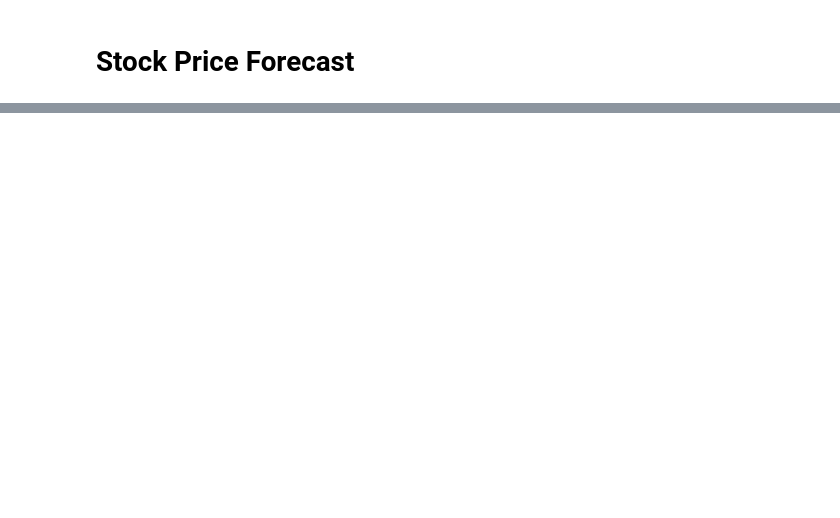
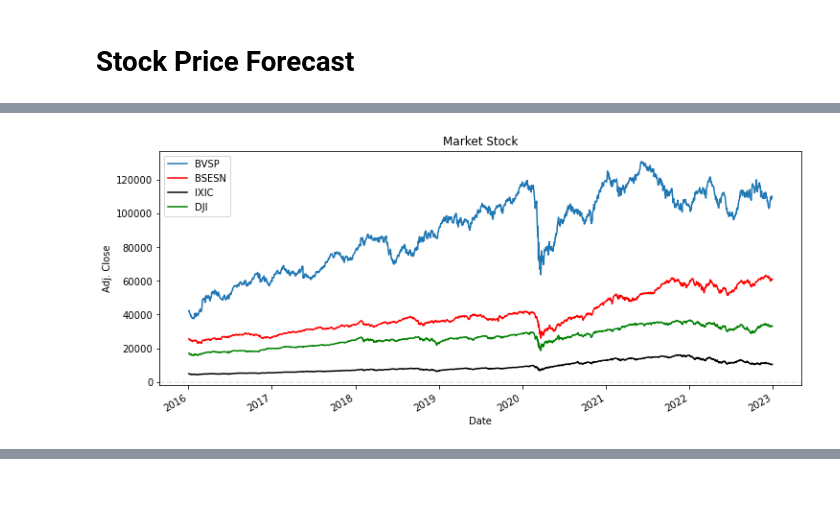
Before and after one commit to fernandopmarciano/Data_Analisys, a Jupyter notebook: Market_Forecast/notebook.ipynb, the cells around one changed output, grey strips where cells are left out. Saved outputs shown, nothing was run; the diff lists cells and outputs as text; code cells hidden in the pictures; blank space fills up the shorter version.

```diff
--- a/Market_Forecast/notebook.ipynb
+++ b/Market_Forecast/notebook.ipynb
@@ -280,0 +180,19 @@ Nine Month Lag:  0.7419694101616764
+# %%
+## 'Adj_Close' Plot for each Stock Price
+
+plt.figure(figsize=(12, 5))
+
+bvsp_adj_close.plot(label = 'BVSP')
+#rollingmean_bvsp_adj_close.plot(alpha= 0.5, label = 'BVSP_Rolling Mean', color='r')  #for plot rolling mean
+bsesn_adj_close.plot(label = 'BSESN', color='r')
+ixic_adj_close.plot(label = 'IXIC', color='black')
+dji_adj_close.plot(label = 'DJI', color='g')
+
+
+plt.axhline(0, ls='--', color='black', alpha = 0.1 )
+plt.legend(loc = 'best')
+plt.title('Market Stock')
+plt.ylabel('Adj. Close')
+plt.show()
+# %% [output]
+[figure, added]
```
Also changed, not shown: parts of 66 cells of this notebook.
